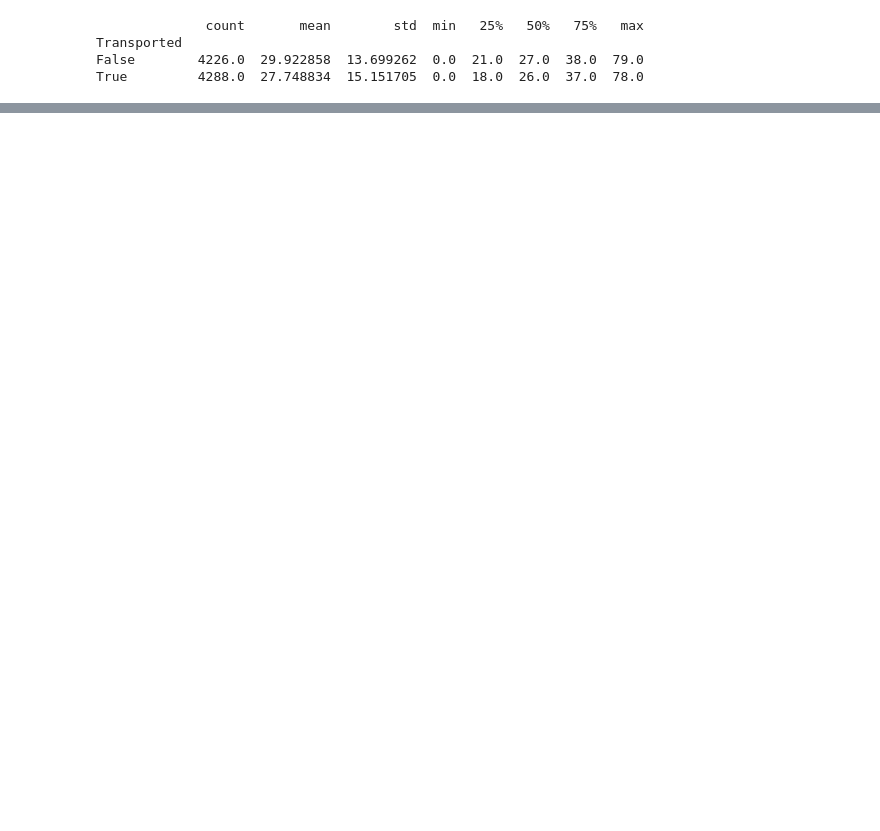
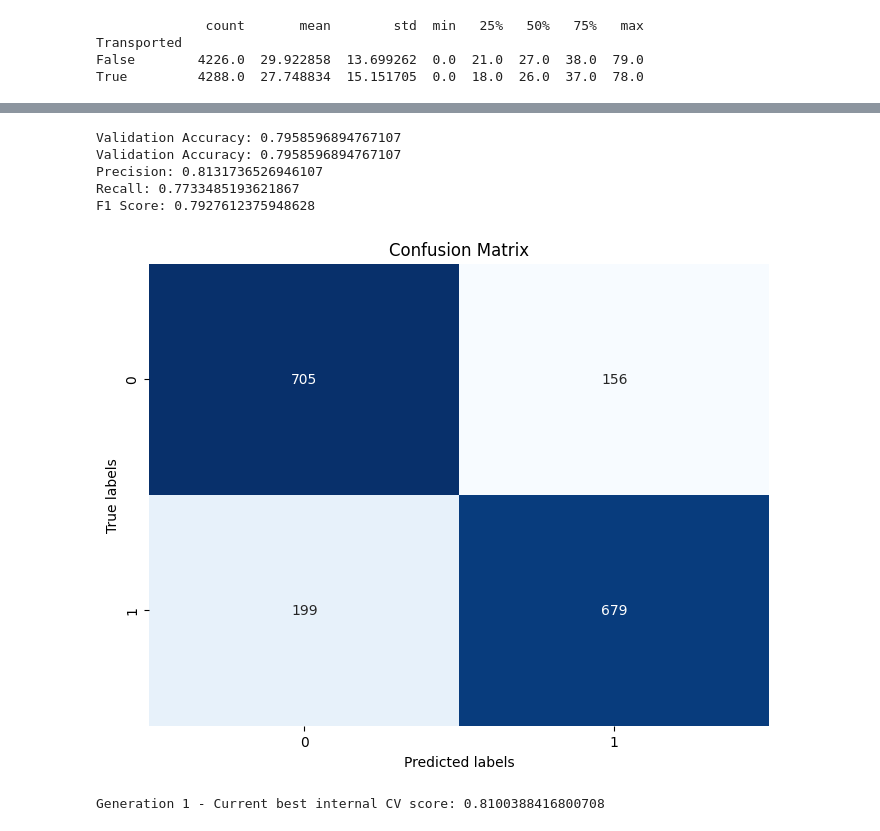
Before and after one commit to 7PAM2015-0105-2023-Group-7/Kaggle-Challange, a Jupyter notebook: Kaggle_Challange_notebook.ipynb, the cells around one changed output, grey strips where cells are left out. Cells and saved outputs as stored; diff of their text form; code cells hidden in the pictures; blank space fills up the shorter version.

```diff
--- a/Kaggle_Challange_notebook.ipynb
+++ b/Kaggle_Challange_notebook.ipynb
@@ -204,0 +250,12 @@ plt.show()
+# %%
+def preprecess(df):
+  df['deck'] = df['Cabin'].apply(lambda x: x.split('/')[0])
+  df['num'] = df['Cabin'].apply(lambda x: int(x.split('/')[1]))
+  df['side'] = df['Cabin'].apply(lambda x: x.split('/')[2])
+  df['CryoSleep'] = df['CryoSleep'].astype(int)
+  df['VIP'] = df['VIP'].astype(int)
+  df = pd.get_dummies(df, columns=['HomePlanet', 'Destination', 'deck', 'side'])
+  df = df.drop(labels=['Cabin', 'Name', 'PassengerId'], axis=1)
+  return df
+train_df = preprecess(train_df)
+test_df = preprecess(test_df)
@@ -204,0 +319,40 @@ plt.show()
+# %%
+rf_model = RandomForestClassifier(n_estimators=100, random_state=42)
+rf_model.fit(X_train, y_train)
+
+accuracy = rf_model.score(X_val, y_val)
+print(f'Validation Accuracy: {accuracy}')
+# Generate predictions on the validation set
+y_pred = rf_model.predict(X_val)
+
+# Calculate accuracy
+accuracy = accuracy_score(y_val, y_pred)
+print("Validation Accuracy:", accuracy)
+
+# Calculate precision
+precision = precision_score(y_val, y_pred)
+print("Precision:", precision)
+
+# Calculate recall
+recall = recall_score(y_val, y_pred)
+print("Recall:", recall)
+
+# Calculate F1-score
+f1 = f1_score(y_val, y_pred)
+print("F1 Score:", f1)
+
+# Generate confusion matrix
+cm = confusion_matrix(y_val, y_pred)
+plt.figure(figsize=(8, 6))
+sns.heatmap(cm, annot=True, cmap='Blues', fmt='g', cbar=False)
+plt.xlabel('Predicted labels')
+plt.ylabel('True labels')
+plt.title('Confusion Matrix')
+plt.show()
+# %% [output]
+Validation Accuracy: 0.7958596894767107
+Validation Accuracy: 0.7958596894767107
+Precision: 0.8131736526946107
+Recall: 0.7733485193621867
+F1 Score: 0.7927612375948628
+[figure, added]
@@ -204,0 +362,5 @@ plt.show()
+# %%
+tpot = TPOTClassifier(generations=5, population_size=50, verbosity=2, random_state=42)
+tpot.fit(X_train, y_train)
+# %% [output]
+Generation 1 - Current best internal CV score: 0.8100388416800708
```
Also changed, not shown: parts of 27 cells of this notebook.
